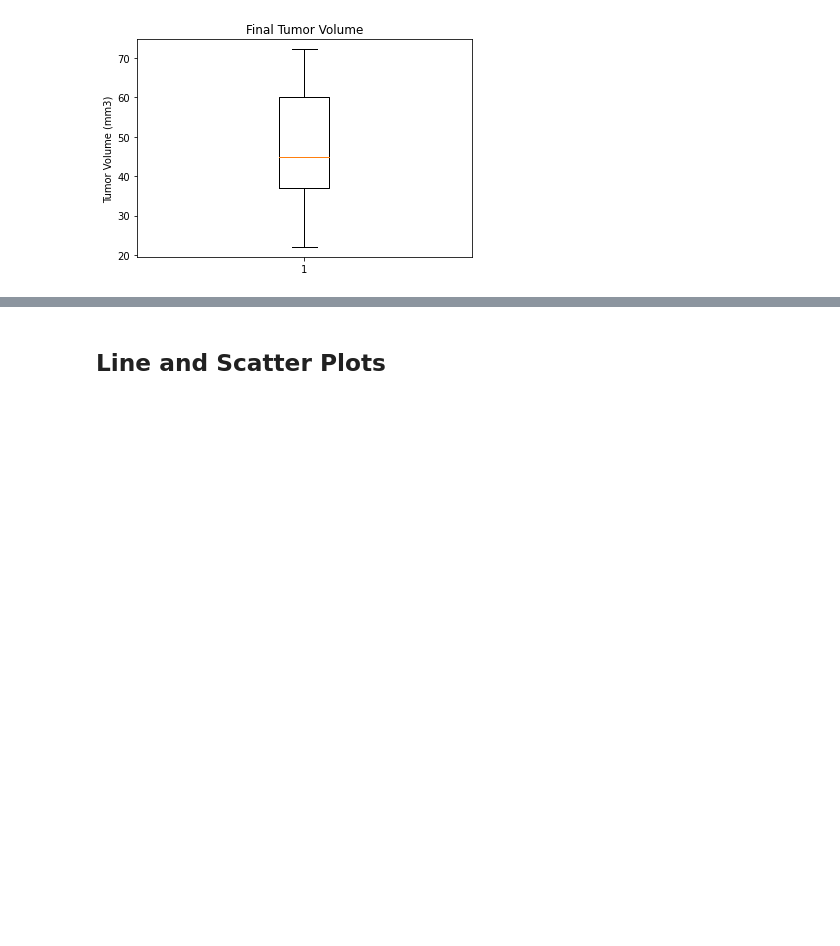
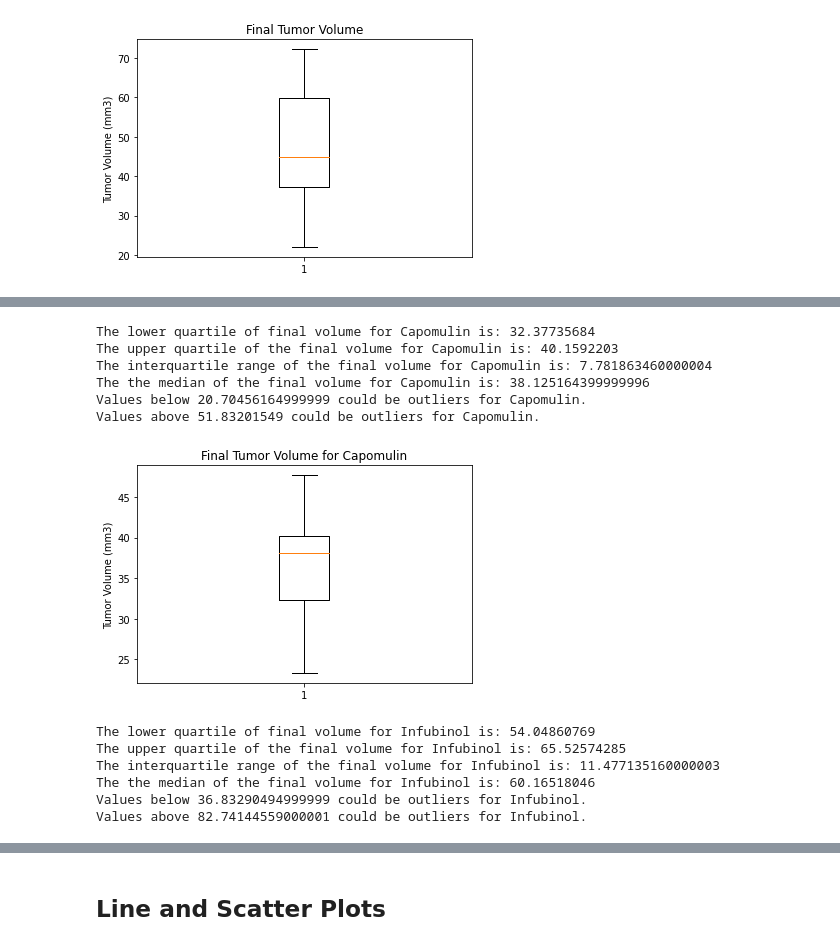
Before and after one commit to khennenf/matplotlib-challenge, a Jupyter notebook: Instructions/Pymaceuticals/FINAL.ipynb, the cells around one changed output, grey strips where cells are left out. Drawn from its saved outputs; the diff is of its cells as text; code cells hidden in the pictures; blank space fills up the shorter version.

Commit message:
scatter plt complete

```diff
--- a/Instructions/Pymaceuticals/FINAL.ipynb
+++ b/Instructions/Pymaceuticals/FINAL.ipynb
@@ -727,0 +711,5 @@ top_4_ending_vol
+# %%
+#Capomulin Values
+capomulin_values = top_4_ending_vol[top_4_ending_vol["Drug Regimen"] == "Capomulin"]
+capomulin_values_vol = capomulin_values["Tumor Volume (mm3)"]
+len(capomulin_values_vol)
@@ -804,0 +787,56 @@ plt.show()
+# %%
+# Calculate the IQR and quantitatively determine if there are any potential outliers for Capomulin
+quartiles_capomulin = capomulin_values_vol.quantile([.25,.5,.75])
+lowerq_capomulin= quartiles_capomulin[0.25]
+upperq_capomulin = quartiles_capomulin[0.75]
+iqr_capomulin = upperq_capomulin-lowerq_capomulin
+
+print(f"The lower quartile of final volume for Capomulin is: {lowerq_capomulin}")
+print(f"The upper quartile of the final volume for Capomulin is: {upperq_capomulin}")
+print(f"The interquartile range of the final volume for Capomulin is: {iqr_capomulin}")
+print(f"The the median of the final volume for Capomulin is: {quartiles_capomulin[0.5]} ")
+
+# Determine outliers using upper and lower bounds
+lower_bound_capomulin = lowerq_capomulin - (1.5*iqr_capomulin)
+upper_bound_capomulin = upperq_capomulin + (1.5*iqr_capomulin)
+print(f"Values below {lower_bound_capomulin} could be outliers for Capomulin.")
+print(f"Values above {upper_bound_capomulin} could be outliers for Capomulin.")
+# %% [output]
+The lower quartile of final volume for Capomulin is: 32.37735684
+The upper quartile of the final volume for Capomulin is: 40.1592203
+The interquartile range of the final volume for Capomulin is: 7.781863460000004
+The the median of the final volume for Capomulin is: 38.125164399999996
+Values below 20.70456164999999 could be outliers for Capomulin.
+Values above 51.83201549 could be outliers for Capomulin.
+# %%
+fig1_capomulin, ax1_capomulin = plt.subplots()
+ax1_capomulin.set_title('Final Tumor Volume for Capomulin')
+ax1_capomulin.set_ylabel('Tumor Volume (mm3)')
+ax1_capomulin.boxplot(capomulin_values_vol)
+plt.show()
+# %% [output]
+[figure, added]
+# %%
+# Calculate the IQR and quantitatively determine if there are any potential outliers for Infubinol
+quartiles_infubinol = infubinol_values_vol.quantile([.25,.5,.75])
+lowerq_infubinol= quartiles_infubinol[0.25]
+upperq_infubinol = quartiles_infubinol[0.75]
+iqr_infubinol = upperq_infubinol-lowerq_infubinol
+
+print(f"The lower quartile of final volume for Infubinol is: {lowerq_infubinol}")
+print(f"The upper quartile of the final volume for Infubinol is: {upperq_infubinol}")
+print(f"The interquartile range of the final volume for Infubinol is: {iqr_infubinol}")
+print(f"The the median of the final volume for Infubinol is: {quartiles_infubinol[0.5]} ")
+
+# Determine outliers using upper and lower bounds
+lower_bound_infubinol = lowerq_infubinol - (1.5*iqr_infubinol)
+upper_bound_infubinol = upperq_infubinol + (1.5*iqr_infubinol)
+print(f"Values below {lower_bound_infubinol} could be outliers for Infubinol.")
+print(f"Values above {upper_bound_infubinol} could be outliers for Infubinol.")
+# %% [output]
+The lower quartile of final volume for Infubinol is: 54.04860769
+The upper quartile of the final volume for Infubinol is: 65.52574285
+The interquartile range of the final volume for Infubinol is: 11.477135160000003
+The the median of the final volume for Infubinol is: 60.16518046
+Values below 36.83290494999999 could be outliers for Infubinol.
+Values above 82.74144559000001 could be outliers for Infubinol.
```
Also changed, not shown: parts of 18 cells of this notebook.
